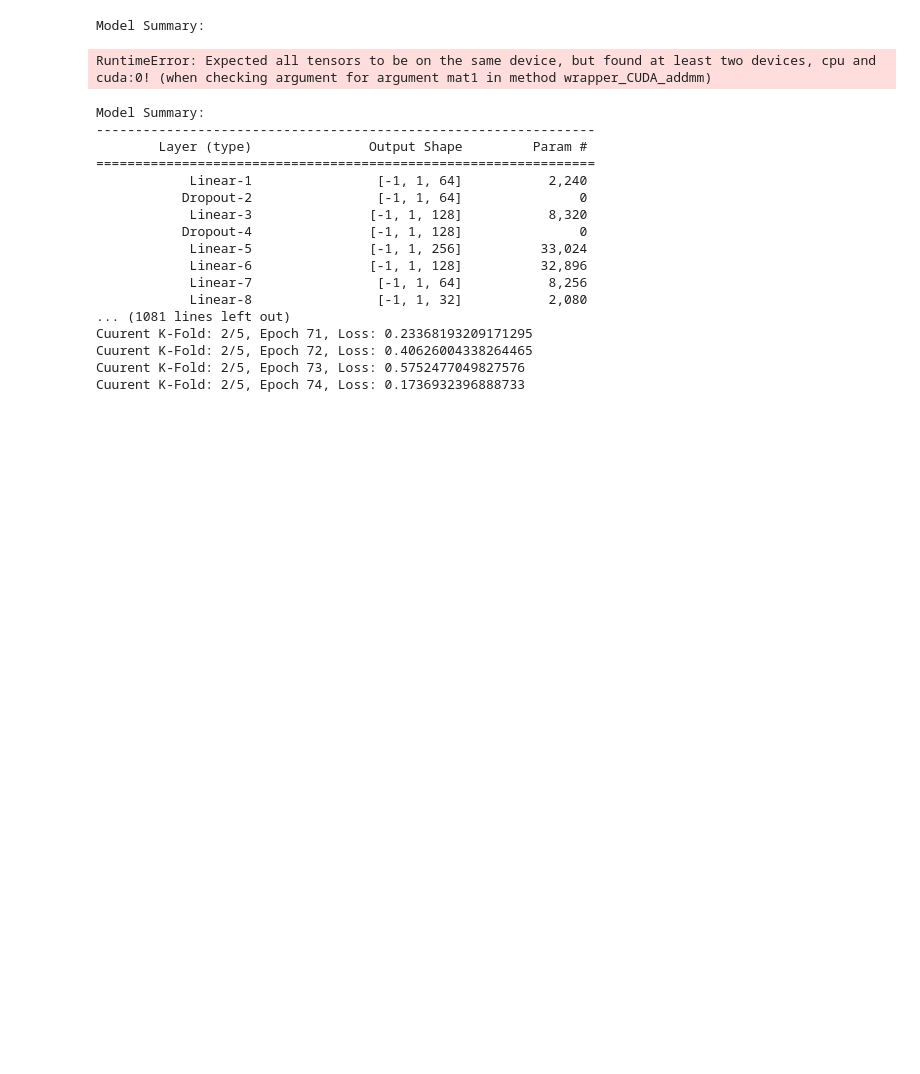
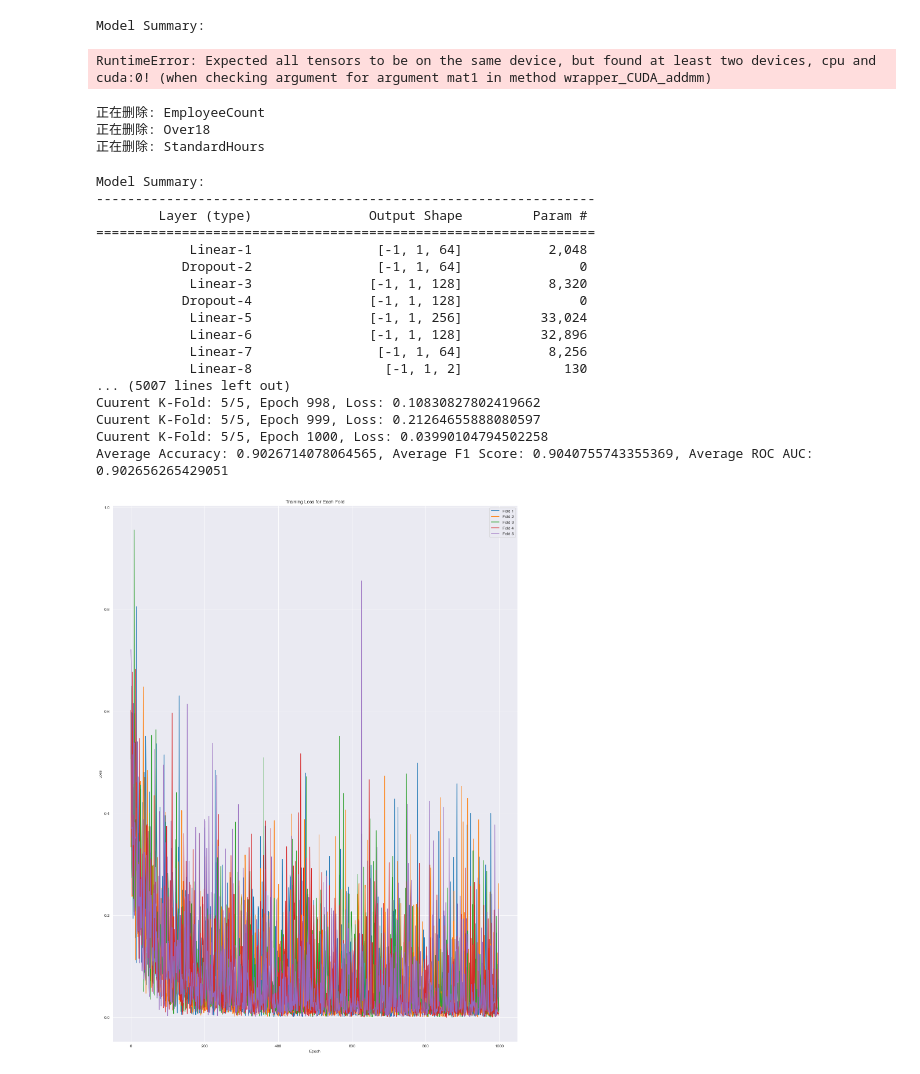
Before and after one commit to muzian666/HKBU-FIN7830-GroupG, a Jupyter notebook: NN-Pytorch-Final.ipynb, the cells around one changed output. Saved outputs shown, nothing was run; the diff lists cells and outputs as text; code cells hidden in the pictures; blank space fills up the shorter version.

```diff
--- a/NN-Pytorch-Final.ipynb
+++ b/NN-Pytorch-Final.ipynb
@@ -144,8 +144,14 @@ device = torch.device("cuda" if torch.cuda.is_available() else "cpu")
 
 # 加载数据集
 df = pd.read_csv('Resources/Data/Encoded_Resampled_HR_Analytics.csv')
-X = df.drop('Attrition', axis=1).values
+X = df.drop('Attrition', axis=1)
 y = df['Attrition'].values
+
+# 检查并移除只有一个唯一值的列
+for col in X.columns:
+    if X[col].nunique() == 1:
+        print(f"正在删除: {col}")
+        X.drop(col, axis=1, inplace=True)
 
 # 数据预处理
 scaler = StandardScaler()
@@ -155,15 +161,14 @@ X = scaler.fit_transform(X)
 class EnhancedNN(nn.Module):
     def __init__(self):
         super(EnhancedNN, self).__init__()
-        self.fc1 = nn.Linear(34, 64)
+        self.fc1 = nn.Linear(31, 64)
         self.dropout1 = nn.Dropout(0.5)
         self.fc2 = nn.Linear(64, 128)
         self.dropout2 = nn.Dropout(0.5)
         self.fc3 = nn.Linear(128, 256)
         self.fc4 = nn.Linear(256, 128)
         self.fc5 = nn.Linear(128, 64)
-        self.fc6 = nn.Linear(64, 32)
-        self.fc7 = nn.Linear(32, 2)
+        self.fc6 = nn.Linear(64, 2)
 
     def forward(self, x):
         x = torch.relu(self.fc1(x))
@@ -173,17 +178,16 @@ class EnhancedNN(nn.Module):
         x = torch.relu(self.fc3(x))
         x = torch.relu(self.fc4(x))
         x = torch.relu(self.fc5(x))
-        x = torch.relu(self.fc6(x))
-        x = self.fc7(x)
+        x = self.fc6(x)
         return x
 
 # 将模型移动到设备并显示模型摘要
 model = EnhancedNN().to(device)
 print("Model Summary:")
-summary(model, input_size=(1, 34))
+summary(model, input_size=(1, 31))
 
 # 初始化K折交叉验证
-skf = StratifiedKFold(n_splits=2, shuffle=True, random_state=42)
+skf = StratifiedKFold(n_splits=5, shuffle=True, random_state=42)
 fold_accuracies = []
 fold_f1s = []
 fold_roc_aucs = []
@@ -206,7 +210,7 @@ for train_index, test_index in skf.split(X, y):
 
     model = EnhancedNN().to(device)
     criterion = nn.CrossEntropyLoss()
-    optimizer = optim.Adam(model.parameters(), lr=0.0001)
+    optimizer = optim.Adam(model.parameters(), lr=0.001)
 
     train_loss = []
     for epoch in range(1000):
@@ -226,47 +230,52 @@ for train_index, test_index in skf.split(X, y):
     model.eval()
     y_pred = []
     y_true = []
     with torch.no_grad():
         for batch in test_loader:
             X_batch, y_batch = batch
             X_batch, y_batch = X_batch.to(device), y_batch.to(device)
             outputs = model(X_batch)
             _, predicted = torch.max(outputs, 1)
             y_pred.extend(predicted.tolist())
             y_true.extend(y_batch.tolist())
 
     accuracy = accuracy_score(y_true, y_pred)
     f1 = f1_score(y_true, y_pred)
     roc_auc = roc_auc_score(y_true, y_pred)
 
     fold_accuracies.append(accuracy)
     fold_f1s.append(f1)
     fold_roc_aucs.append(roc_auc)
 
 print(f"Average Accuracy: {np.mean(fold_accuracies)}, Average F1 Score: {np.mean(fold_f1s)}, Average ROC AUC: {np.mean(fold_roc_aucs)}")
 
+plt.figure(figsize=(18, 24))
 for i, train_loss in enumerate(all_train_loss):
     plt.plot(train_loss, label=f"Fold {i+1}")
 plt.xlabel('Epoch')
 plt.ylabel('Loss')
 plt.title('Training Loss for Each Fold')
 plt.legend()
 plt.show()
 # %% [output]
-Model Summary:
-----------------------------------------------------------------
-        Layer (type)               Output Shape         Param #
-================================================================
-            Linear-1                [-1, 1, 64]           2,240
-           Dropout-2                [-1, 1, 64]               0
-            Linear-3               [-1, 1, 128]           8,320
-           Dropout-4               [-1, 1, 128]               0
-            Linear-5               [-1, 1, 256]          33,024
-            Linear-6               [-1, 1, 128]          32,896
-            Linear-7                [-1, 1, 64]           8,256
-            Linear-8                [-1, 1, 32]           2,080
-... (1081 lines left out)
-Cuurent K-Fold: 2/5, Epoch 71, Loss: 0.23368193209171295
-Cuurent K-Fold: 2/5, Epoch 72, Loss: 0.40626004338264465
-Cuurent K-Fold: 2/5, Epoch 73, Loss: 0.5752477049827576
-Cuurent K-Fold: 2/5, Epoch 74, Loss: 0.1736932396888733
+正在删除: EmployeeCount
+正在删除: Over18
+正在删除: StandardHours
+Model Summary:
+----------------------------------------------------------------
+        Layer (type)               Output Shape         Param #
+================================================================
+            Linear-1                [-1, 1, 64]           2,048
+           Dropout-2                [-1, 1, 64]               0
+            Linear-3               [-1, 1, 128]           8,320
+           Dropout-4               [-1, 1, 128]               0
+            Linear-5               [-1, 1, 256]          33,024
+            Linear-6               [-1, 1, 128]          32,896
+            Linear-7                [-1, 1, 64]           8,256
+            Linear-8                 [-1, 1, 2]             130
+... (5007 lines left out)
+Cuurent K-Fold: 5/5, Epoch 998, Loss: 0.10830827802419662
+Cuurent K-Fold: 5/5, Epoch 999, Loss: 0.21264655888080597
+Cuurent K-Fold: 5/5, Epoch 1000, Loss: 0.03990104794502258
+Average Accuracy: 0.9026714078064565, Average F1 Score: 0.9040755743355369, Average ROC AUC: 0.902656265429051
+[figure, added]
```
Also changed, not shown: 6 other files.
